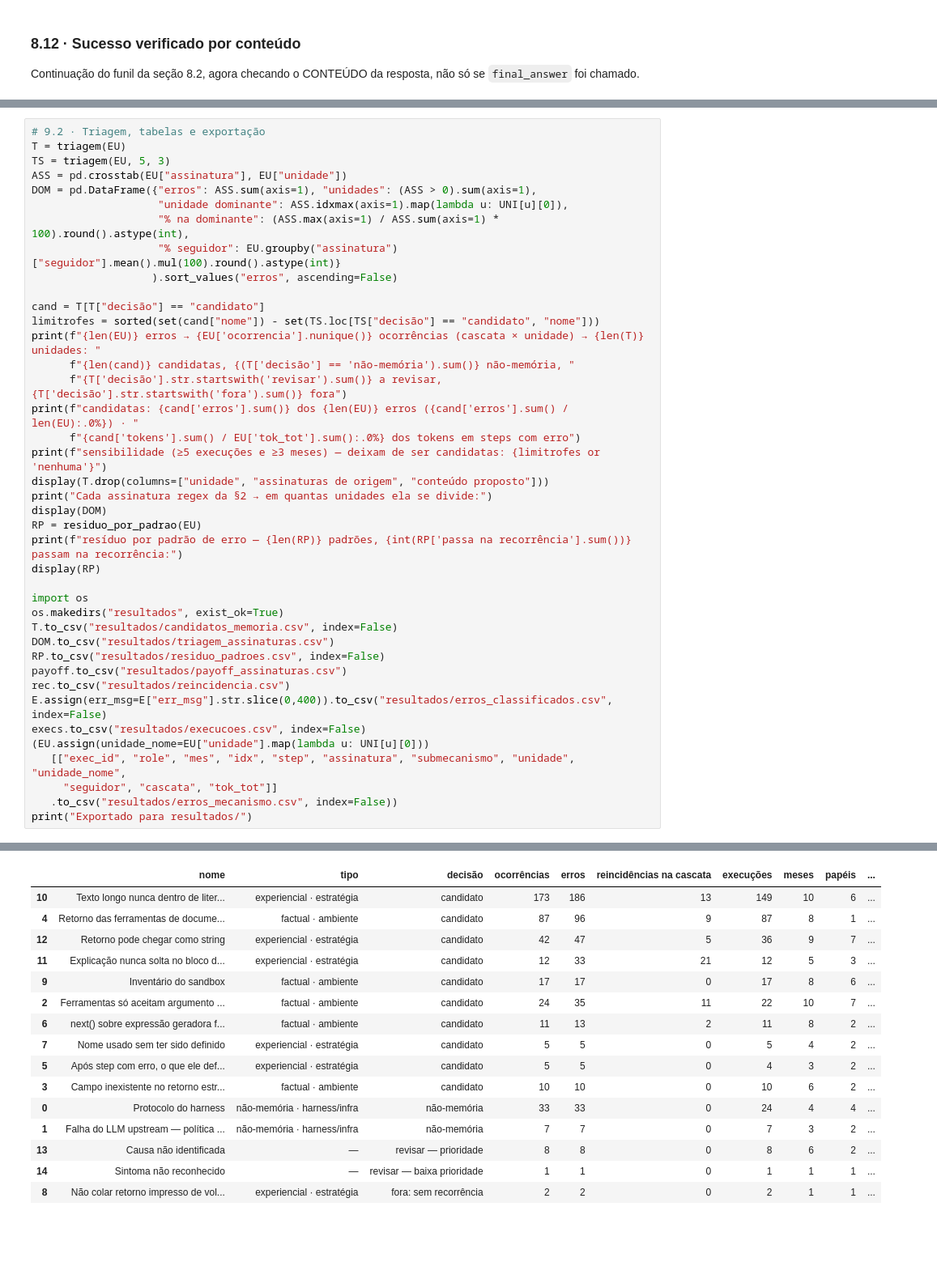
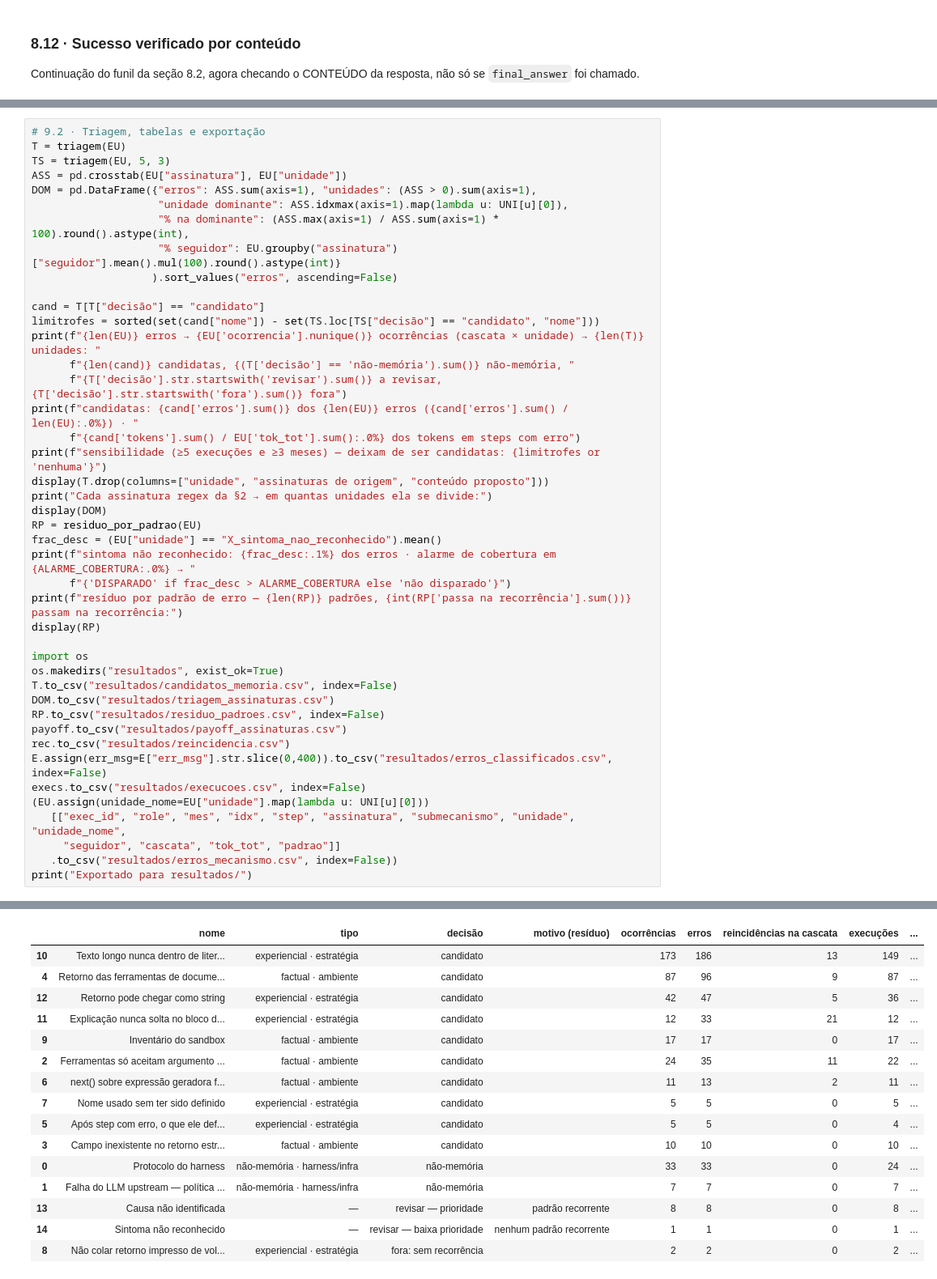
Before and after one commit to rc-ventura/memory_layer_ai_agents, a Jupyter notebook: analysis/2026-09-trace-law-flow/pipeline/analise_trace_esteira_juridica.ipynb, the cells around one changed output, grey strips where cells are left out. Shown at 81% size. Saved outputs shown, nothing was run; the diff lists cells and outputs as text; blank space fills up the shorter version.

```diff
--- a/analysis/2026-09-trace-law-flow/pipeline/analise_trace_esteira_juridica.ipynb
+++ b/analysis/2026-09-trace-law-flow/pipeline/analise_trace_esteira_juridica.ipynb
@@ -1345,50 +1345,53 @@ limitrofes = sorted(set(cand["nome"]) - set(TS.loc[TS["decisão"] == "candidato"
 print(f"{len(EU)} erros → {EU['ocorrencia'].nunique()} ocorrências (cascata × unidade) → {len(T)} unidades: "
       f"{len(cand)} candidatas, {(T['decisão'] == 'não-memória').sum()} não-memória, "
       f"{T['decisão'].str.startswith('revisar').sum()} a revisar, {T['decisão'].str.startswith('fora').sum()} fora")
 print(f"candidatas: {cand['erros'].sum()} dos {len(EU)} erros ({cand['erros'].sum() / len(EU):.0%}) · "
       f"{cand['tokens'].sum() / EU['tok_tot'].sum():.0%} dos tokens em steps com erro")
 print(f"sensibilidade (≥5 execuções e ≥3 meses) — deixam de ser candidatas: {limitrofes or 'nenhuma'}")
 display(T.drop(columns=["unidade", "assinaturas de origem", "conteúdo proposto"]))
 print("Cada assinatura regex da §2 → em quantas unidades ela se divide:")
 display(DOM)
 RP = residuo_por_padrao(EU)
+frac_desc = (EU["unidade"] == "X_sintoma_nao_reconhecido").mean()
+print(f"sintoma não reconhecido: {frac_desc:.1%} dos erros · alarme de cobertura em {ALARME_COBERTURA:.0%} → "
+      f"{'DISPARADO' if frac_desc > ALARME_COBERTURA else 'não disparado'}")
 print(f"resíduo por padrão de erro — {len(RP)} padrões, {int(RP['passa na recorrência'].sum())} passam na recorrência:")
 display(RP)
 
 import os
 os.makedirs("resultados", exist_ok=True)
 T.to_csv("resultados/candidatos_memoria.csv", index=False)
 DOM.to_csv("resultados/triagem_assinaturas.csv")
 RP.to_csv("resultados/residuo_padroes.csv", index=False)
 payoff.to_csv("resultados/payoff_assinaturas.csv")
 rec.to_csv("resultados/reincidencia.csv")
 E.assign(err_msg=E["err_msg"].str.slice(0,400)).to_csv("resultados/erros_classificados.csv", index=False)
 execs.to_csv("resultados/execucoes.csv", index=False)
 (EU.assign(unidade_nome=EU["unidade"].map(lambda u: UNI[u][0]))
    [["exec_id", "role", "mes", "idx", "step", "assinatura", "submecanismo", "unidade", "unidade_nome",
-     "seguidor", "cascata", "tok_tot"]]
+     "seguidor", "cascata", "tok_tot", "padrao"]]
    .to_csv("resultados/erros_mecanismo.csv", index=False))
 print("Exportado para resultados/")
 # %% [output]
 498 erros → 437 ocorrências (cascata × unidade) → 15 unidades: 10 candidatas, 2 não-memória, 2 a revisar, 1 fora
 candidatas: 447 dos 498 erros (90%) · 92% dos tokens em steps com erro
 sensibilidade (≥5 execuções e ≥3 meses) — deixam de ser candidatas: ['Após step com erro, o que ele definiria não existe']
-|  | nome | tipo | decisão | ocorrências | erros | reincidências na cascata | execuções | meses | papéis | ... |
-| 10 | Texto longo nunca dentro de liter... | experiencial · estratégia | candidato | 173 | 186 | 13 | 149 | 10 | 6 | ... |
-| 4 | Retorno das ferramentas de docume... | factual · ambiente | candidato | 87 | 96 | 9 | 87 | 8 | 1 | ... |
-| 12 | Retorno pode chegar como string | experiencial · estratégia | candidato | 42 | 47 | 5 | 36 | 9 | 7 | ... |
-| 11 | Explicação nunca solta no bloco d... | experiencial · estratégia | candidato | 12 | 33 | 21 | 12 | 5 | 3 | ... |
-| 9 | Inventário do sandbox | factual · ambiente | candidato | 17 | 17 | 0 | 17 | 8 | 6 | ... |
-| 2 | Ferramentas só aceitam argumento ... | factual · ambiente | candidato | 24 | 35 | 11 | 22 | 10 | 7 | ... |
-| 6 | next() sobre expressão geradora f... | factual · ambiente | candidato | 11 | 13 | 2 | 11 | 8 | 2 | ... |
-| 7 | Nome usado sem ter sido definido | experiencial · estratégia | candidato | 5 | 5 | 0 | 5 | 4 | 2 | ... |
-| 5 | Após step com erro, o que ele def... | experiencial · estratégia | candidato | 5 | 5 | 0 | 4 | 3 | 2 | ... |
-| 3 | Campo inexistente no retorno estr... | factual · ambiente | candidato | 10 | 10 | 0 | 10 | 6 | 2 | ... |
-| 0 | Protocolo do harness | não-memória · harness/infra | não-memória | 33 | 33 | 0 | 24 | 4 | 4 | ... |
-| 1 | Falha do LLM upstream — política ... | não-memória · harness/infra | não-memória | 7 | 7 | 0 | 7 | 3 | 2 | ... |
-| 13 | Causa não identificada | — | revisar — prioridade | 8 | 8 | 0 | 8 | 6 | 2 | ... |
-| 14 | Sintoma não reconhecido | — | revisar — baixa prioridade | 1 | 1 | 0 | 1 | 1 | 1 | ... |
-| 8 | Não colar retorno impresso de vol... | experiencial · estratégia | fora: sem recorrência | 2 | 2 | 0 | 2 | 1 | 1 | ... |
+|  | nome | tipo | decisão | motivo (resíduo) | ocorrências | erros | reincidências na cascata | execuções | ... |
+| 10 | Texto longo nunca dentro de liter... | experiencial · estratégia | candidato |  | 173 | 186 | 13 | 149 | ... |
+| 4 | Retorno das ferramentas de docume... | factual · ambiente | candidato |  | 87 | 96 | 9 | 87 | ... |
+| 12 | Retorno pode chegar como string | experiencial · estratégia | candidato |  | 42 | 47 | 5 | 36 | ... |
+| 11 | Explicação nunca solta no bloco d... | experiencial · estratégia | candidato |  | 12 | 33 | 21 | 12 | ... |
+| 9 | Inventário do sandbox | factual · ambiente | candidato |  | 17 | 17 | 0 | 17 | ... |
+| 2 | Ferramentas só aceitam argumento ... | factual · ambiente | candidato |  | 24 | 35 | 11 | 22 | ... |
+| 6 | next() sobre expressão geradora f... | factual · ambiente | candidato |  | 11 | 13 | 2 | 11 | ... |
+| 7 | Nome usado sem ter sido definido | experiencial · estratégia | candidato |  | 5 | 5 | 0 | 5 | ... |
+| 5 | Após step com erro, o que ele def... | experiencial · estratégia | candidato |  | 5 | 5 | 0 | 4 | ... |
+| 3 | Campo inexistente no retorno estr... | factual · ambiente | candidato |  | 10 | 10 | 0 | 10 | ... |
+| 0 | Protocolo do harness | não-memória · harness/infra | não-memória |  | 33 | 33 | 0 | 24 | ... |
+| 1 | Falha do LLM upstream — política ... | não-memória · harness/infra | não-memória |  | 7 | 7 | 0 | 7 | ... |
+| 13 | Causa não identificada | — | revisar — prioridade | padrão recorrente | 8 | 8 | 0 | 8 | ... |
+| 14 | Sintoma não reconhecido | — | revisar — baixa prioridade | nenhum padrão recorrente | 1 | 1 | 0 | 1 | ... |
+| 8 | Não colar retorno impresso de vol... | experiencial · estratégia | fora: sem recorrência |  | 2 | 2 | 0 | 2 | ... |
 Cada assinatura regex da §2 → em quantas unidades ela se divide:
 |  | erros | unidades | unidade dominante | % na dominante | % seguidor |
 | assinatura |  |  |  |  |  |
```
Also changed, not shown: parts of 1 cell of this notebook, 7 other files.
